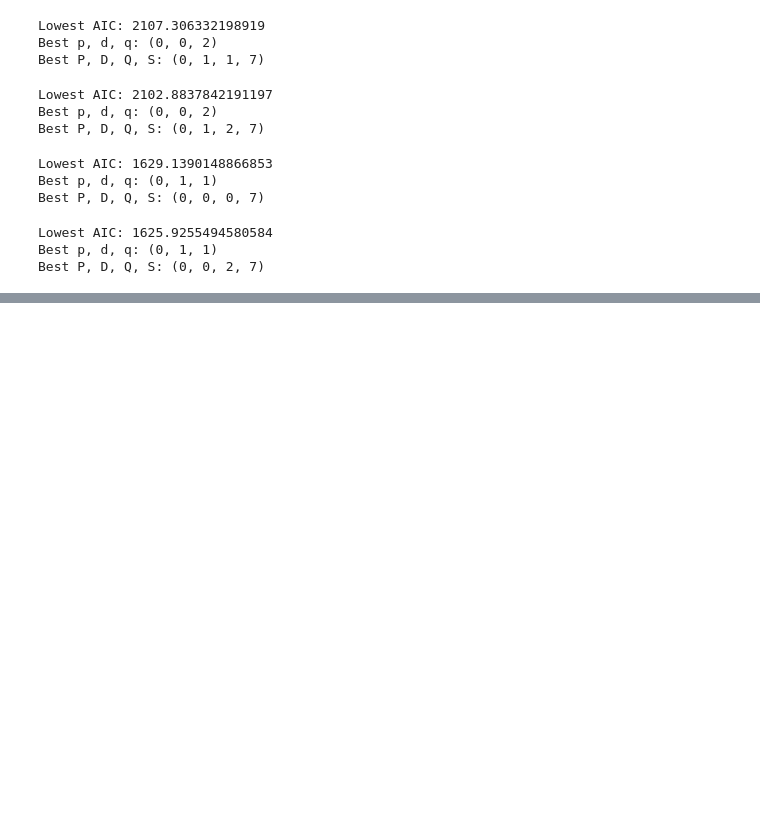
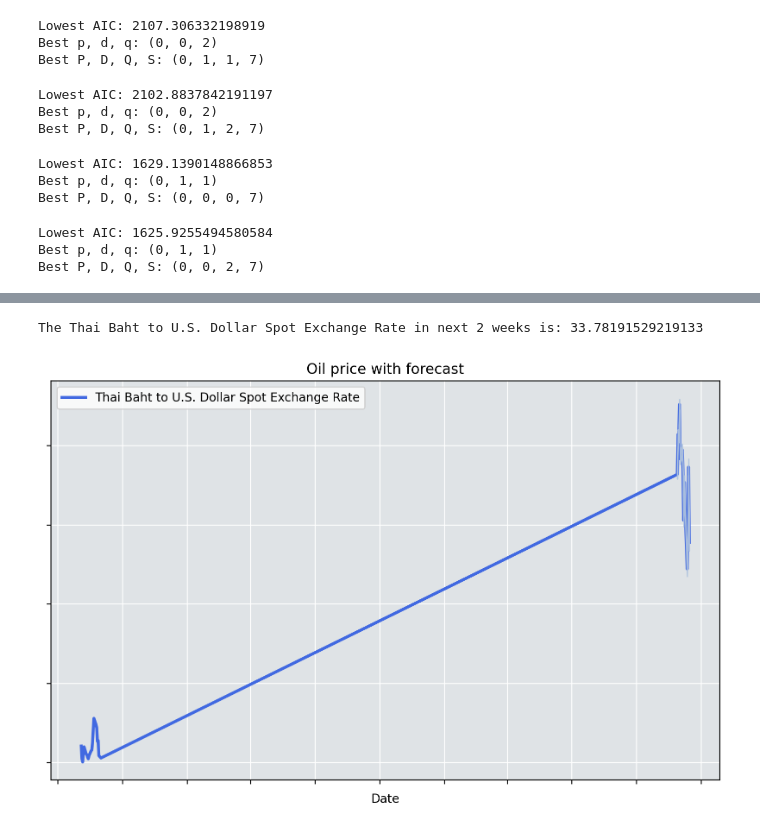
Before and after one commit to sattawat61/Thai-Baht-to-U.S.-Dollar-Spot-Exchange-Rate, a Jupyter notebook: Exchange.ipynb, the cells around one changed output, grey strips where cells are left out. Saved outputs shown, nothing was run; the diff lists cells and outputs as text; code cells hidden in the pictures; blank space fills up the shorter version.

```diff
--- a/Exchange.ipynb
+++ b/Exchange.ipynb
@@ -146,0 +189,25 @@ Best P, D, Q, S: (0, 0, 2, 7)
+# %%
+#Combine with actual data
+df_forecast = pd.concat([df.loc['2020-08']['price'], model.forecast(steps = 14)], axis = 0)
+#Use data since Aug-2020 onward
+
+#Plot with confidence interval
+plt.figure(figsize = (10,6))
+ax = plt.axes()
+ax.set_facecolor('#dfe3e6')
+plt.grid(color = 'w')
+plt.plot(df_forecast, c = 'royalblue', linewidth = 2.5, label = 'Thai Baht to U.S. Dollar Spot Exchange Rate')
+plt.fill_between(forecast_ci.index, forecast_ci.iloc[:,0], forecast_ci.iloc[:,1],
+                 color = 'lightsteelblue', alpha = 0.90, zorder = 2)
+plt.xlabel('Date')
+ax = plt.gca()
+ax.axes.xaxis.set_ticklabels([])
+ax.axes.yaxis.set_ticklabels([])
+plt.legend()
+plt.title('Oil price with forecast')
+
+#Get the lastest forecast price
+print(f'The Thai Baht to U.S. Dollar Spot Exchange Rate in next 2 weeks is: {df_forecast[-1]}')
+# %% [output]
+The Thai Baht to U.S. Dollar Spot Exchange Rate in next 2 weeks is: 33.78191529219133
+[figure, added]
```
Also changed, not shown: parts of 2 cells of this notebook.
